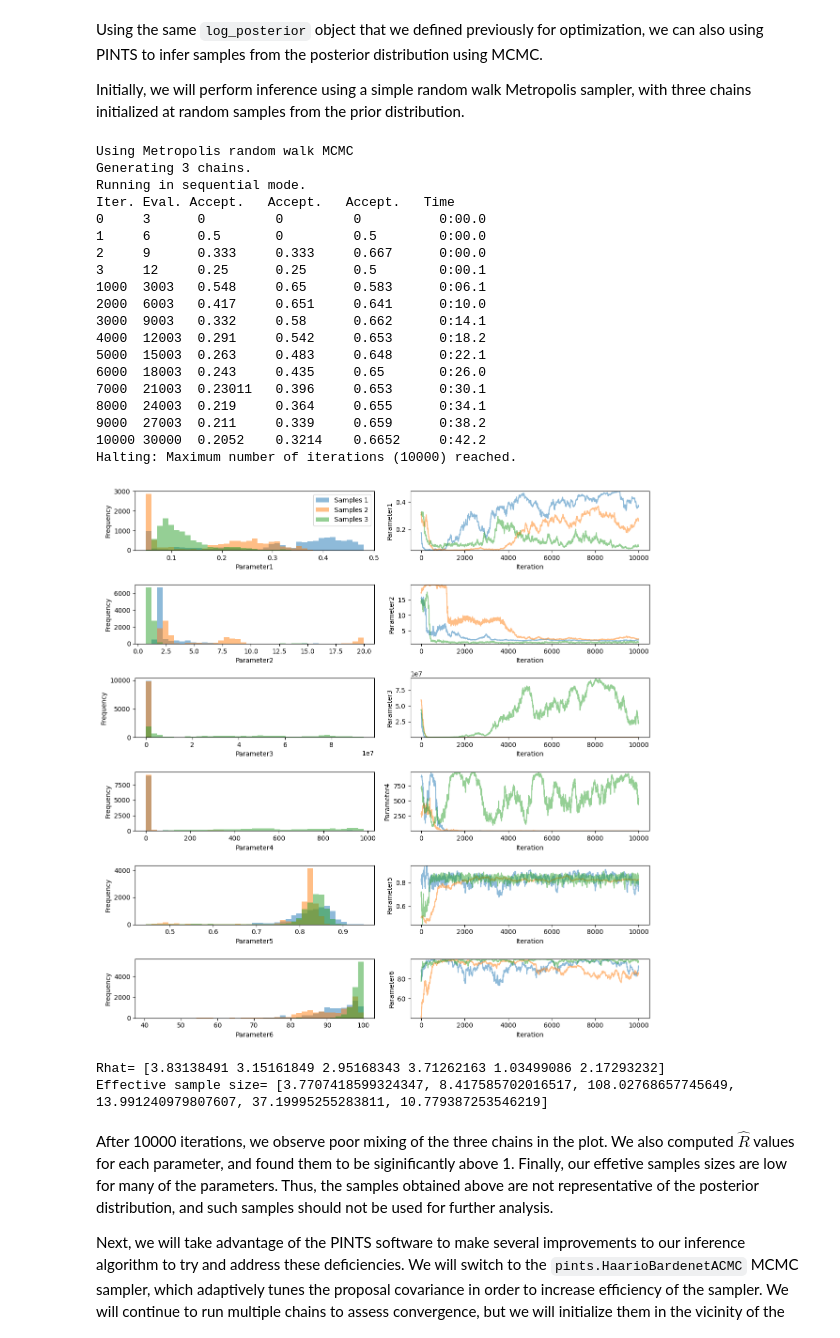
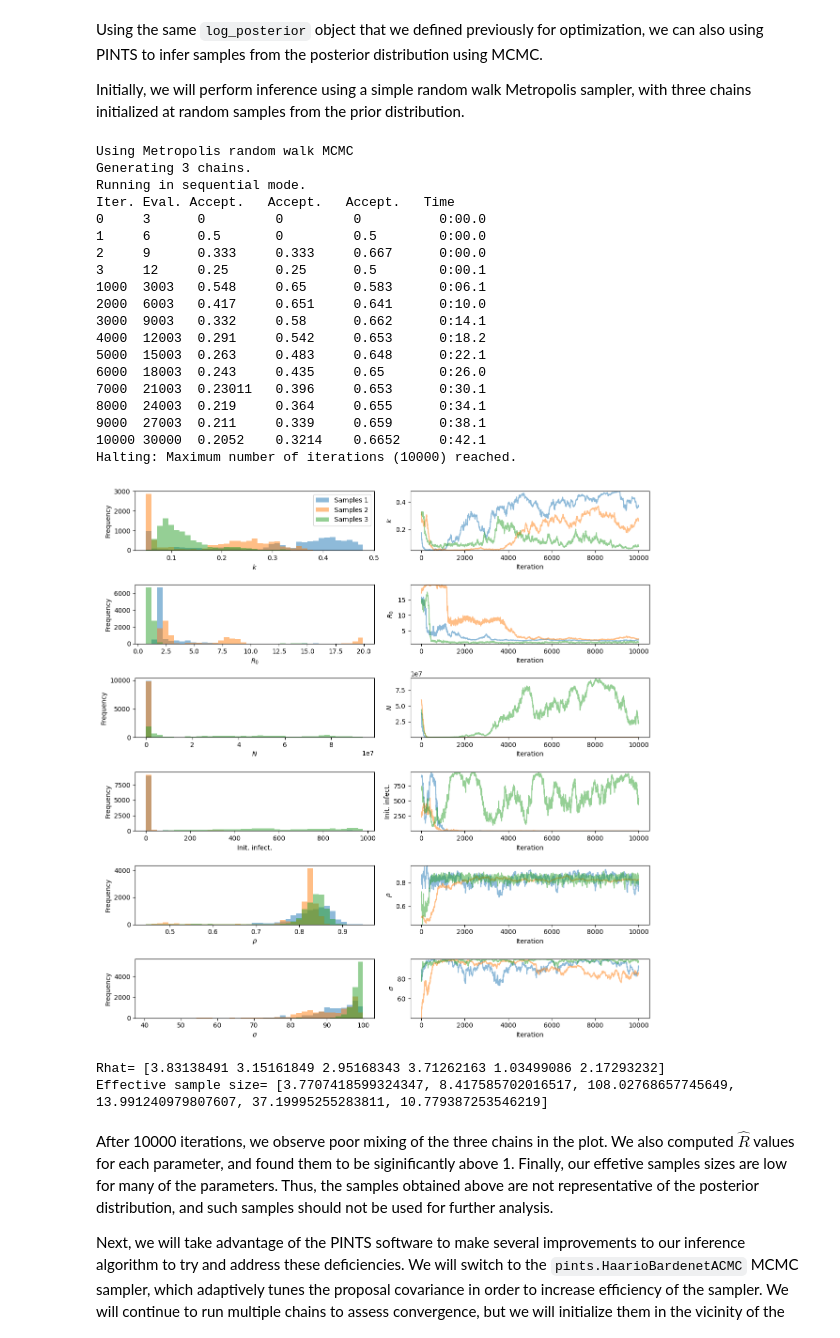
Before and after one commit to rccreswell/ode_inference_rules, a Jupyter notebook: notebook.ipynb, the cells around one changed output. Cells and saved outputs as stored; diff of their text form; code cells hidden in the pictures.

```diff
--- a/notebook.ipynb
+++ b/notebook.ipynb
@@ -370,6 +370,7 @@ class SIRDModelKnownP(SIRDModel):
     def __init__(self, method="RK45", rtol=1e-6, atol=1e-6, p=0.85):
         super().__init__(method, rtol, atol)
         self.p = p
+        self.param_names = [r'$k$', r'$R_0$', r'$N$', 'Init. infect.']
 
     def set_p(self, p):
         self.p = p
@@ -770,20 +771,20 @@ Iter. Eval. Accept.   Accept.   Accept.   Time
 6000  18003  0.243     0.435     0.65       0:26.0
 7000  21003  0.23011   0.396     0.653      0:30.1
 8000  24003  0.219     0.364     0.655      0:34.1
-9000  27003  0.211     0.339     0.659      0:38.2
-10000 30000  0.2052    0.3214    0.6652     0:42.2
+9000  27003  0.211     0.339     0.659      0:38.1
+10000 30000  0.2052    0.3214    0.6652     0:42.1
 Halting: Maximum number of iterations (10000) reached.
 # %%
-pints.plot.trace(chains)
+pints.plot.trace(chains, parameter_names=m.param_names + [r'$\rho$', r'$\sigma$'])
 plt.show()
 
 rhat = pints.rhat(chains, 0.5)
 ess = pints.effective_sample_size(chains[0, :, :])
 
 print("Rhat=", rhat)
 print("Effective sample size=", ess)
 # %% [output]
-[figure, old version]
+[figure, new version]
 Rhat= [3.83138491 3.15161849 2.95168343 3.71262163 1.03499086 2.17293232]
 Effective sample size= [3.7707418599324347, 8.417585702016517, 108.02768657745649, 13.991240979807607, 37.19995255283811, 10.779387253546219]
 # %% [markdown]
```
Also changed, not shown: parts of 20 cells of this notebook.
